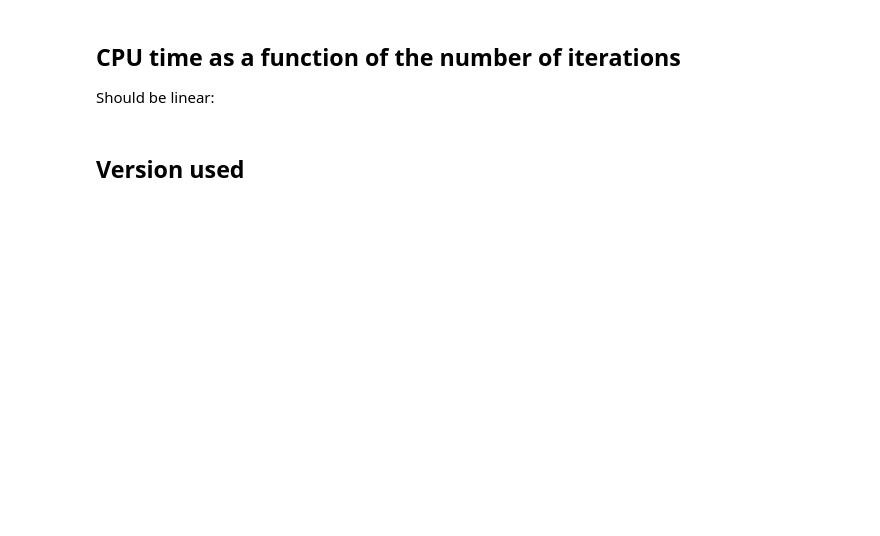
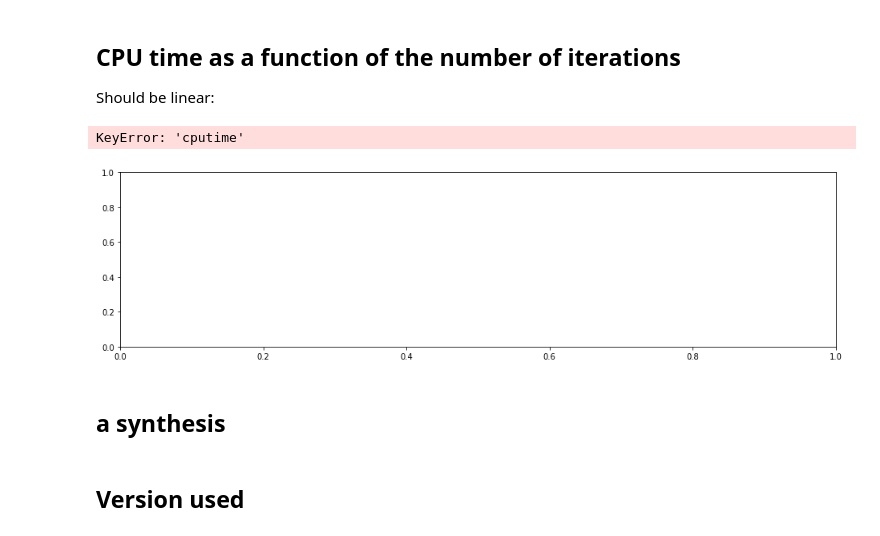
Before and after one commit to bicv/SparseHebbianLearning, a Jupyter notebook: probe/sparsenet-no-homeostasis.ipynb, the cells around one changed output. Saved outputs shown, nothing was run; the diff lists cells and outputs as text; code cells hidden in the pictures; blank space fills up the shorter version.

```diff
--- a/probe/sparsenet-no-homeostasis.ipynb
+++ b/probe/sparsenet-no-homeostasis.ipynb
@@ -45,4 +58,9 @@ fig_error, ax_error = experiments.scan(list_figures=[], display='dynamic')
 
 Should be linear:
 # %%
-fig_error, ax_error = experiments.scan(list_figures=[], base=2, N_scan=5, vtype='', variable='n_iter', display='dynamic', display_variable='cputime')
+fig, ax = experiments.scan(list_figures=[], base=2, N_scan=5, vtype='', variable='n_iter', display='final', display_variable='cputime')
+# %% [output]
+KeyError: 'cputime'
+[figure, added]
+# %% [markdown]
+## a synthesis
```
Also changed, not shown: parts of 5 cells of this notebook, 1 other file.
